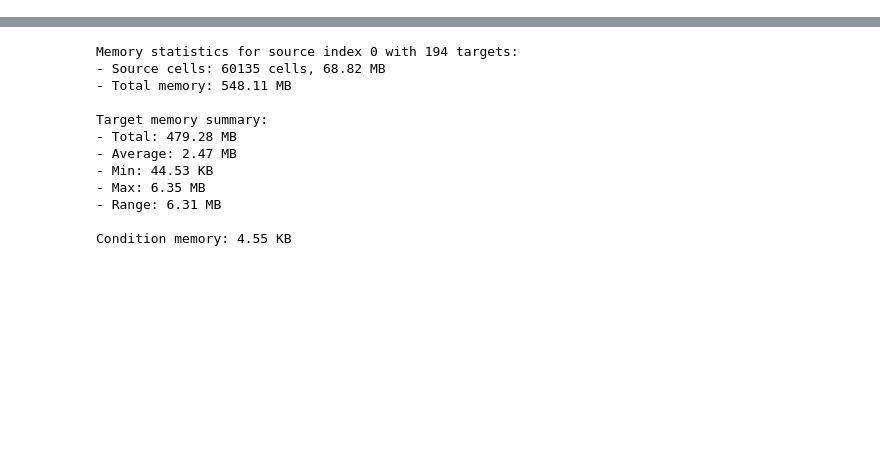
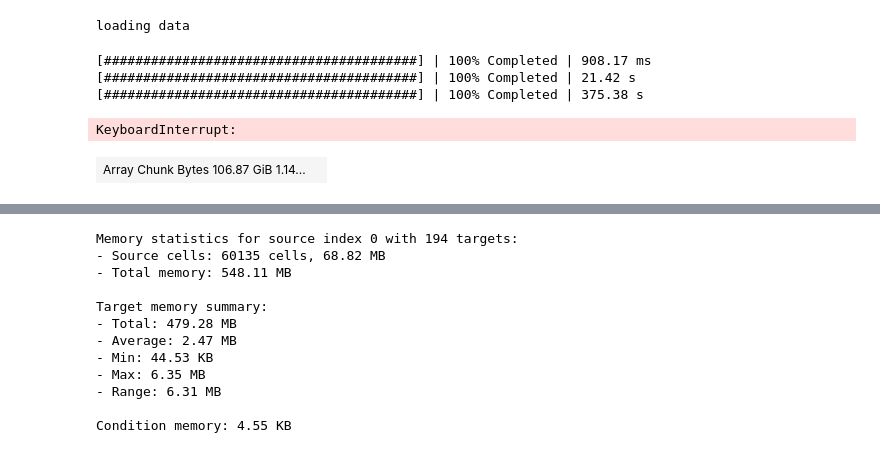
Before and after one commit to theislab/scaling_flow, a Jupyter notebook: docs/notebooks/600_trainsampler.ipynb, the cells around one changed output, grey strips where cells are left out. Drawn from its saved outputs; the diff is of its cells as text; code cells hidden in the pictures; blank space fills up the shorter version.

```diff
--- a/docs/notebooks/600_trainsampler.ipynb
+++ b/docs/notebooks/600_trainsampler.ipynb
@@ -10,0 +6,66 @@ data_paths = [
+# %%
+from cellflow.model import CellFlow
+import anndata as ad
+import h5py
+
+from anndata.experimental import read_lazy
+
+print("loading data")
+with h5py.File("/lustre/groups/ml01/workspace/100mil/100m_int_indices.h5ad", "r") as f:
+    adata_all = ad.AnnData(
+        obs=ad.io.read_elem(f["obs"]),
+        var=read_lazy(f["var"]),
+        uns = read_lazy(f["uns"]),
+        obsm = read_lazy(f["obsm"]),
+    )
+# %% [output]
+loading data
+# %%
+from cellflow.data import DataManager
+dm = DataManager(adata_all,
+    sample_rep="X_pca",
+    control_key="control",
+    perturbation_covariates={"drugs": ("drug",), "dosage": ("dosage",)},
+    perturbation_covariate_reps={"drugs": "drug_embeddings"},
+    sample_covariates=["cell_line"],
+    sample_covariate_reps={"cell_line": "cell_line_embeddings"},
+    split_covariates=["cell_line"],
+    max_combination_length=None,
+    null_value=0.0
+)
+
+cond_data = dm._get_condition_data(adata=adata_all)
+cell_data = dm._get_cell_data(adata_all)
+# %% [output]
+[########################################] | 100% Completed | 908.17 ms
+[########################################] | 100% Completed | 21.42 s
+[########################################] | 100% Completed | 375.38 s
+# %%
+import cupy as cp
+import tqdm
+
+n_source_dists = len(cond_data.split_idx_to_covariates)
+n_target_dists = len(cond_data.perturbation_idx_to_covariates)
+
+tgt_cell_data = {}
+src_cell_data = {}
+gpu_per_cov_mask = cp.asarray(cond_data.perturbation_covariates_mask)
+gpu_spl_cov_mask = cp.asarray(cond_data.split_covariates_mask)
+
+for src_idx in tqdm.tqdm(range(n_source_dists), desc="Computing source to cell data idcs"):
+    mask = gpu_spl_cov_mask == src_idx
+    src_cell_data[str(src_idx)] = {
+        "cell_data_index": cp.where(mask)[0].get(),
+    }
+
+for tgt_idx in tqdm.tqdm(range(n_target_dists), desc="Computing target to cell data idcs"):
+    mask = gpu_per_cov_mask == tgt_idx
+    tgt_cell_data[str(tgt_idx)] = {
+        "cell_data_index": cp.where(mask)[0].get(),
+    }
+# %% [output]
+KeyboardInterrupt:
+# %%
+cell_data
+# %% [output]
+| Array Chunk Bytes 106.87 GiB 1.14... |  |
```
Also changed, not shown: parts of 5 cells of this notebook, 3 other files.
